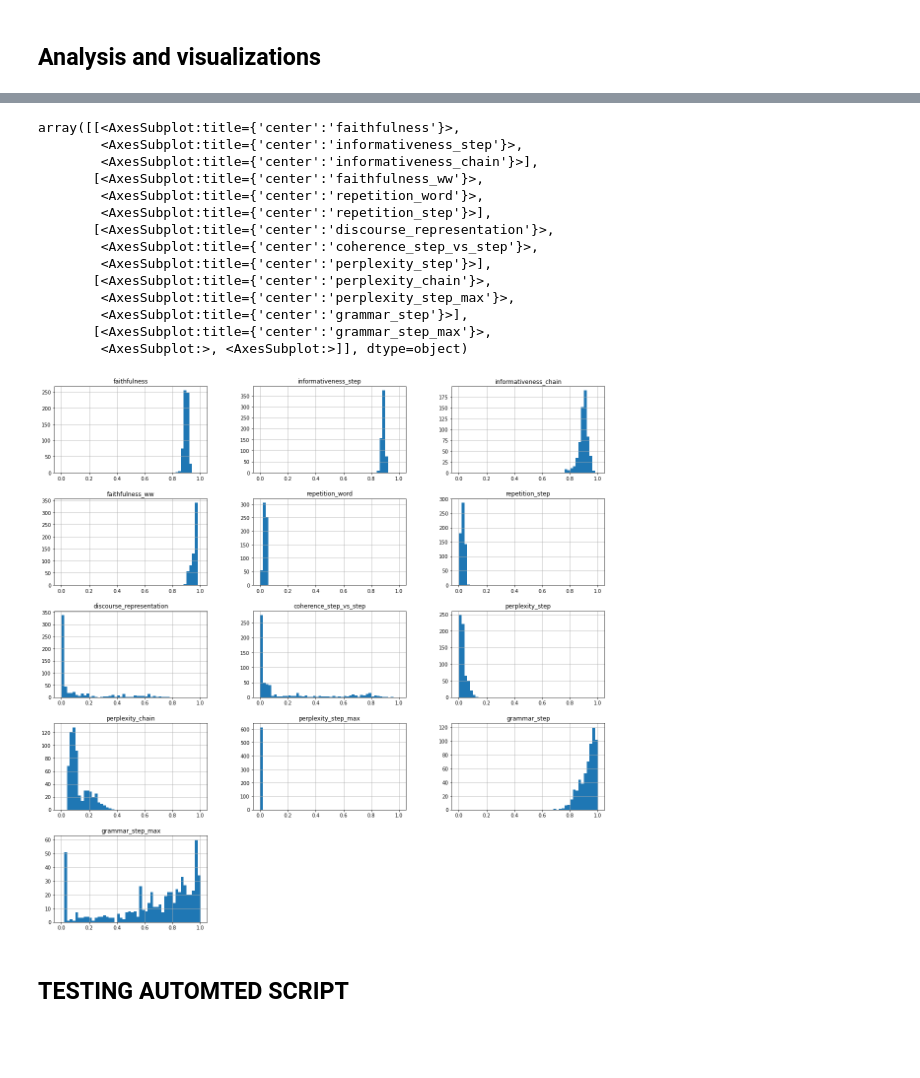
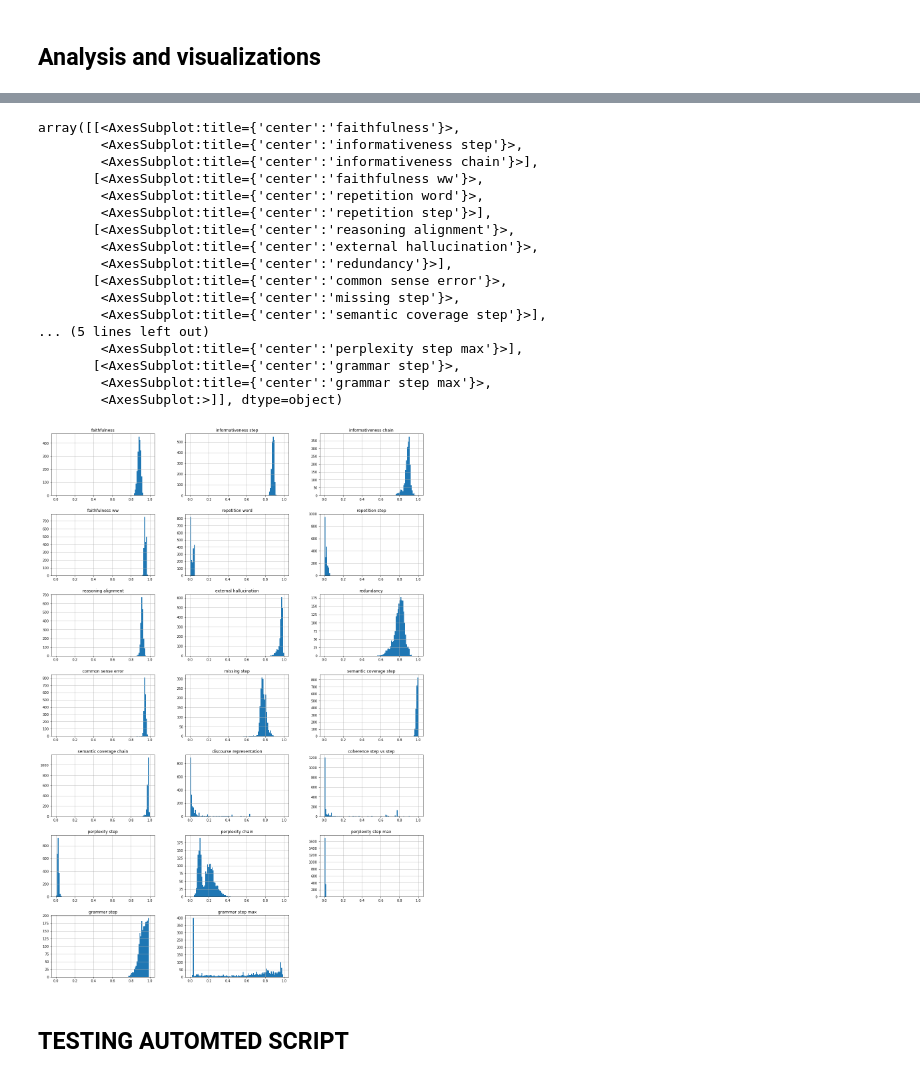
Before and after one commit to TheBlueHawk/CausalLLMs, a Jupyter notebook: roscoe_exp/roscoe_final.ipynb, the cells around one changed output, grey strips where cells are left out. Drawn from its saved outputs; the diff is of its cells as text; code cells hidden in the pictures; blank space fills up the shorter version.

```diff
--- a/roscoe_exp/roscoe_final.ipynb
+++ b/roscoe_exp/roscoe_final.ipynb
@@ -449,10 +412,9 @@ def clean_tsv(filename):
         # Write the cleaned contents back to the file
         file.write(clean_contents)
 # %%
-clean_tsv("scores/roscoe-512-roberta-base/scores_cb2.tsv")
-df_scores = pd.read_table(
-    "scores/roscoe-512-roberta-base/scores_cb2.tsv", sep=" ", header=0
-)
+filename = "scores/roscoe-512-roberta-base/scores_cb_gt.tsv"
+clean_tsv(filename)
+df_scores = pd.read_table(filename, sep=" ", header=0)
 df_scores.drop(columns=["ID"], inplace=True)
 df_scores.head()
 # %% [output]
@@ -495,0 +440,7 @@ max   &      0.936876 &              0.918339 &               0.972259 &
+# %%
+# get columns and remove "_"
+cols = df_scores.columns
+cols = [col.replace("_", " ") for col in cols]
+# rename columns
+df_scores.columns = cols
+df_scores.head()
@@ -496,23 +482,26 @@ max   &      0.936876 &              0.918339 &               0.972259 &
 # %%
 # histogram of the scores, bins=50, range=(0,1), figsize=(20,20), layout=(2,2)
 
-df_scores.hist(bins=50, range=(0, 1), figsize=(20, 20), layout=(5, 3))
+df_scores.hist(bins=100, range=(0, 1), figsize=(20, 30), layout=(7, 3))
 # %% [output]
 array([[<AxesSubplot:title={'center':'faithfulness'}>,
-        <AxesSubplot:title={'center':'informativeness_step'}>,
-        <AxesSubplot:title={'center':'informativeness_chain'}>],
-       [<AxesSubplot:title={'center':'faithfulness_ww'}>,
-        <AxesSubplot:title={'center':'repetition_word'}>,
-        <AxesSubplot:title={'center':'repetition_step'}>],
-       [<AxesSubplot:title={'center':'discourse_representation'}>,
-        <AxesSubplot:title={'center':'coherence_step_vs_step'}>,
-        <AxesSubplot:title={'center':'perplexity_step'}>],
-       [<AxesSubplot:title={'center':'perplexity_chain'}>,
-        <AxesSubplot:title={'center':'perplexity_step_max'}>,
-        <AxesSubplot:title={'center':'grammar_step'}>],
-       [<AxesSubplot:title={'center':'grammar_step_max'}>,
-        <AxesSubplot:>, <AxesSubplot:>]], dtype=object)
+        <AxesSubplot:title={'center':'informativeness step'}>,
+        <AxesSubplot:title={'center':'informativeness chain'}>],
+       [<AxesSubplot:title={'center':'faithfulness ww'}>,
+        <AxesSubplot:title={'center':'repetition word'}>,
+        <AxesSubplot:title={'center':'repetition step'}>],
+       [<AxesSubplot:title={'center':'reasoning alignment'}>,
+        <AxesSubplot:title={'center':'external hallucination'}>,
+        <AxesSubplot:title={'center':'redundancy'}>],
+       [<AxesSubplot:title={'center':'common sense error'}>,
+        <AxesSubplot:title={'center':'missing step'}>,
+        <AxesSubplot:title={'center':'semantic coverage step'}>],
+... (5 lines left out)
+        <AxesSubplot:title={'center':'perplexity step max'}>],
+       [<AxesSubplot:title={'center':'grammar step'}>,
+        <AxesSubplot:title={'center':'grammar step max'}>,
+        <AxesSubplot:>]], dtype=object)
-[figure, old version]
+[figure, new version]
 # %% [markdown]
 ## TESTING AUTOMTED SCRIPT
 # %%
```
Also changed, not shown: parts of 37 cells of this notebook, 3 other files.
